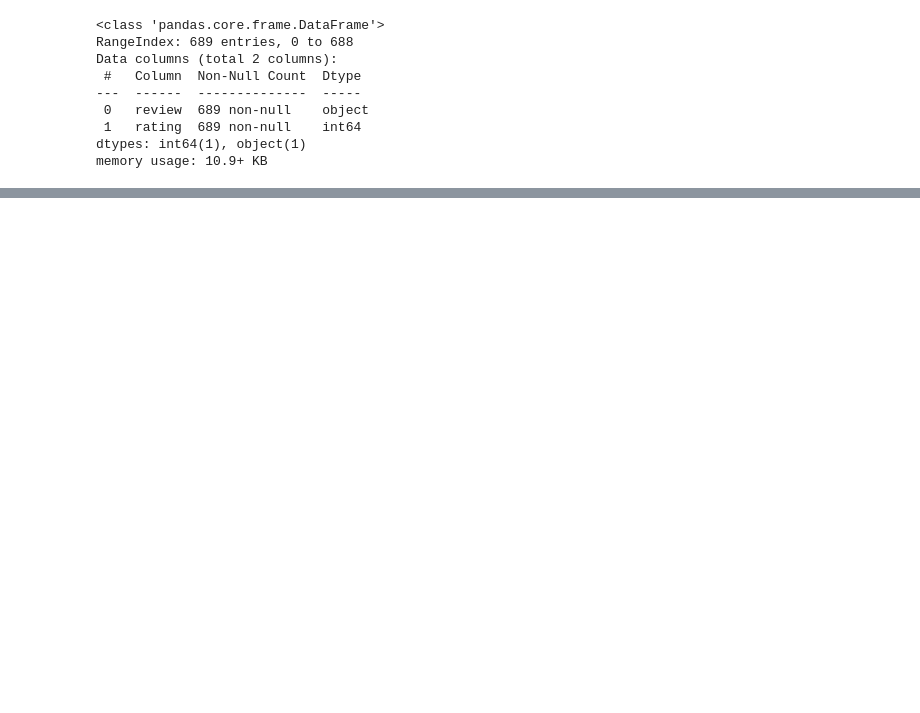
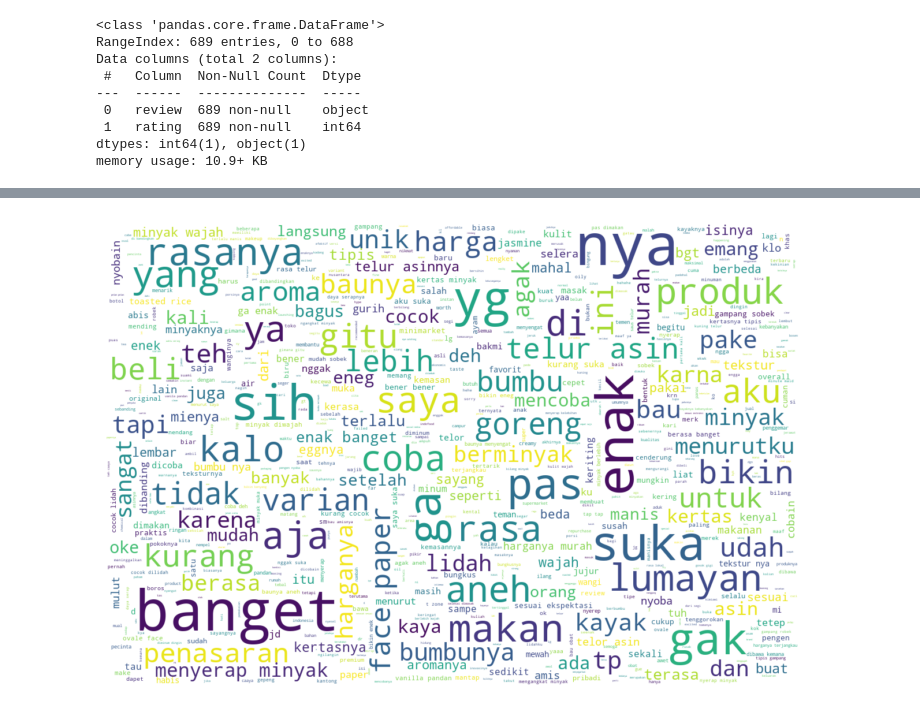
Before and after one commit to Ekosetiawan993/review_analysis, a Jupyter notebook: notebook/preprocessing.ipynb, the cells around one changed output, grey strips where cells are left out. Cells and saved outputs as stored; diff of their text form; code cells hidden in the pictures; blank space fills up the shorter version.

```diff
--- a/notebook/preprocessing.ipynb
+++ b/notebook/preprocessing.ipynb
@@ -37,0 +329,4 @@ data
+# %%
+from Sastrawi.Stemmer.StemmerFactory import StemmerFactory
+factory = StemmerFactory()
+stemmer = factory.create_stemmer()
@@ -37,0 +342,2 @@ data
+# %%
+data['stemmed_review'] = data.review_no_stopword2.apply(stemmer.stem)
@@ -37,0 +398,4 @@ data
+# %%
+data_clean = data.iloc[:, [5, 1]].copy()
+# %%
+data_clean.rename(columns = {'stemmed_review' : 'review'}, inplace=True)
@@ -37,0 +457,9 @@ data
+# %%
+wc = WordCloud(background_color="white", max_words=1000, max_font_size=100, random_state=25,
+               width=1200, height=800).generate(''.join(data_clean['review']))
+plt.figure(figsize=(12,6))
+plt.imshow(wc, interpolation="bilinear")
+plt.axis('off')
+plt.show()
+# %% [output]
+[figure, added]
```
Also changed, not shown: parts of 61 cells of this notebook, 6 other files.
